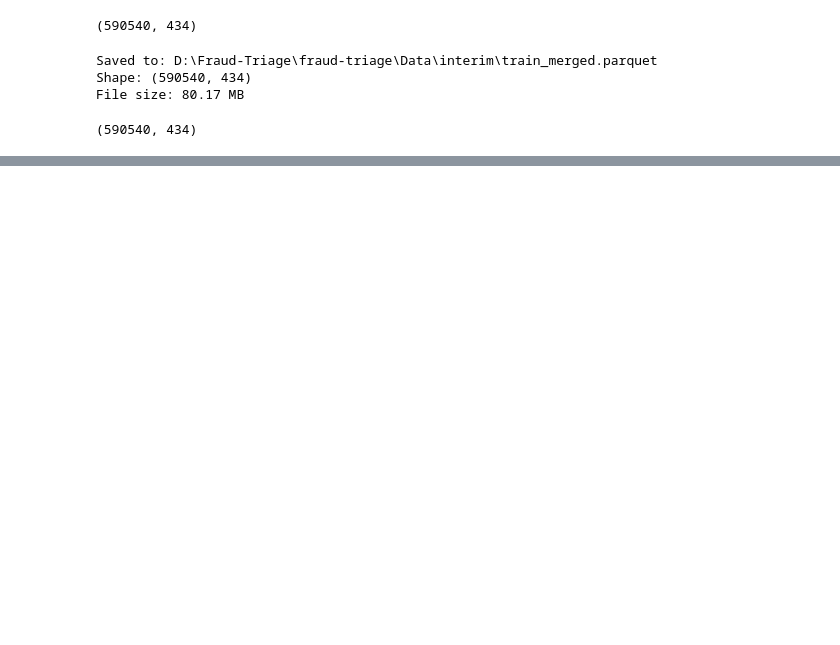
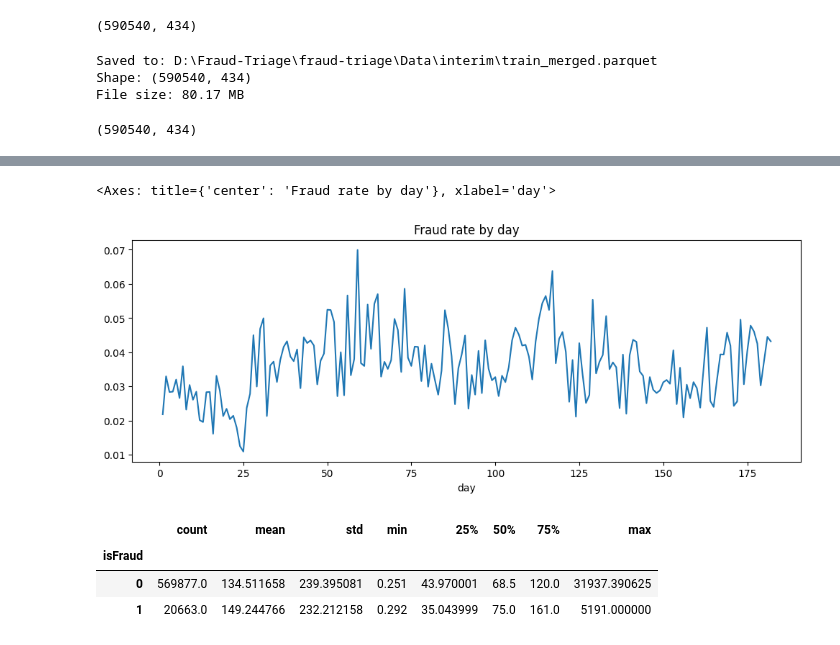
Before and after one commit to gowtham5695/fraud-triage, a Jupyter notebook: notebooks/01_eda.ipynb, the cells around one changed output, grey strips where cells are left out. Drawn from its saved outputs; the diff is of its cells as text; code cells hidden in the pictures; blank space fills up the shorter version.

```diff
--- a/notebooks/01_eda.ipynb
+++ b/notebooks/01_eda.ipynb
@@ -202,0 +235,14 @@ File size: 80.17 MB
+# %%
+merged_df["day"] = merged_df["TransactionDT"] // (24 * 60 * 60)
+daily_fraud_rate = merged_df.groupby("day")["isFraud"].mean()
+daily_fraud_rate.plot(figsize=(12, 4), title="Fraud rate by day")
+# %% [output]
+<Axes: title={'center': 'Fraud rate by day'}, xlabel='day'>
+[figure, added]
+# %%
+merged_df.groupby("isFraud")["TransactionAmt"].describe()
+# %% [output]
+|  | count | mean | std | min | 25% | 50% | 75% | max |
+| isFraud |  |  |  |  |  |  |  |  |
+| 0 | 569877.0 | 134.511658 | 239.395081 | 0.251 | 43.970001 | 68.5 | 120.0 | 31937.390625 |
+| 1 | 20663.0 | 149.244766 | 232.212158 | 0.292 | 35.043999 | 75.0 | 161.0 | 5191.000000 |
```
Also changed, not shown: parts of 22 cells of this notebook, 4 other files.
